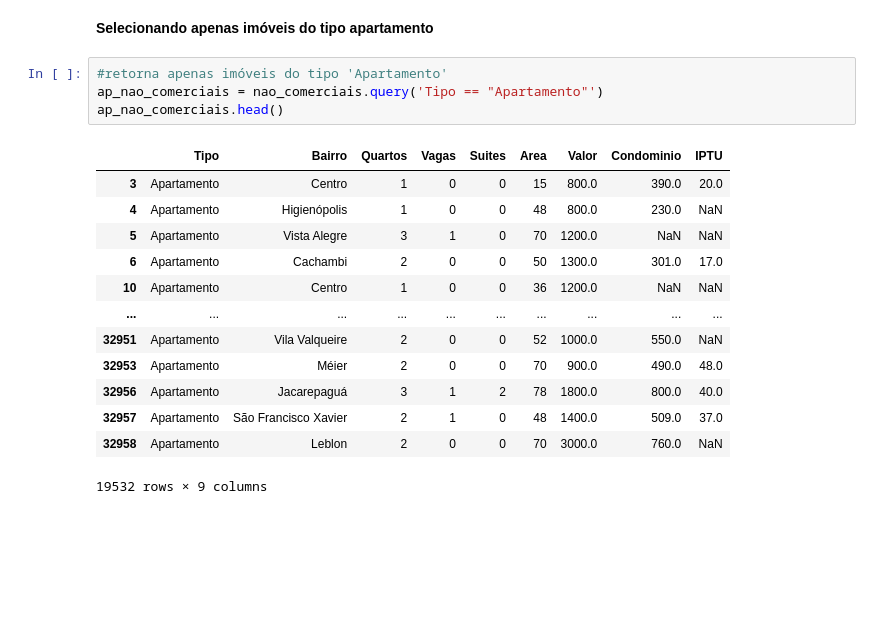
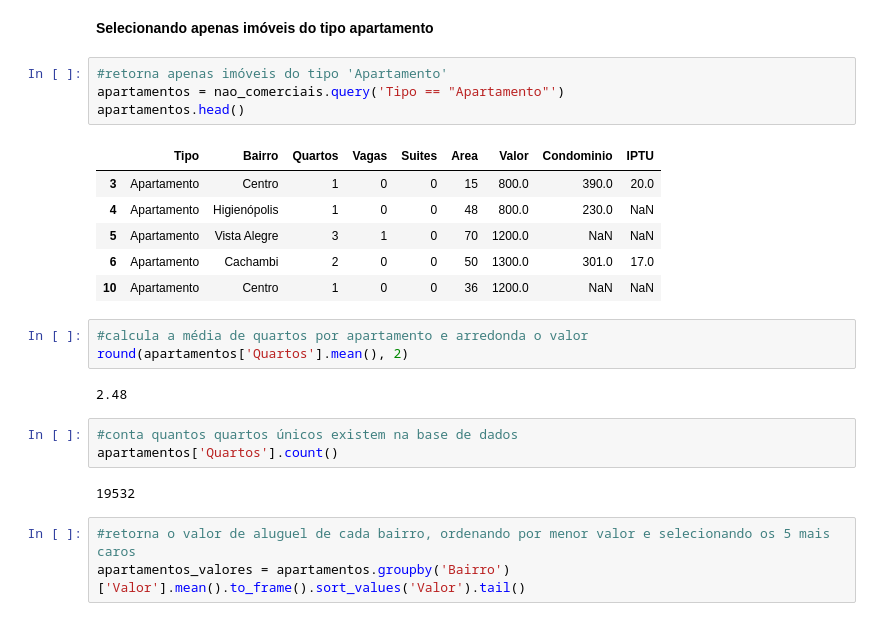
Before and after one commit to felipebocajr/Python-para-dados, a Jupyter notebook: pandas/pandas_alura.ipynb, the cells around one changed output. Cells and saved outputs as stored; diff of their text form; blank space fills up the shorter version.

```diff
--- a/pandas/pandas_alura.ipynb
+++ b/pandas/pandas_alura.ipynb
@@ -376,19 +379,25 @@ nao_comerciais_percentual_tipo.plot(kind='bar', figsize=(12, 5), color='red', xl
 **Selecionando apenas imóveis do tipo apartamento**
 # %%
 #retorna apenas imóveis do tipo 'Apartamento'
-ap_nao_comerciais = nao_comerciais.query('Tipo == "Apartamento"')
-ap_nao_comerciais.head()
+apartamentos = nao_comerciais.query('Tipo == "Apartamento"')
+apartamentos.head()
 # %% [output]
 |  | Tipo | Bairro | Quartos | Vagas | Suites | Area | Valor | Condominio | IPTU |
 | 3 | Apartamento | Centro | 1 | 0 | 0 | 15 | 800.0 | 390.0 | 20.0 |
 | 4 | Apartamento | Higienópolis | 1 | 0 | 0 | 48 | 800.0 | 230.0 | NaN |
 | 5 | Apartamento | Vista Alegre | 3 | 1 | 0 | 70 | 1200.0 | NaN | NaN |
 | 6 | Apartamento | Cachambi | 2 | 0 | 0 | 50 | 1300.0 | 301.0 | 17.0 |
 | 10 | Apartamento | Centro | 1 | 0 | 0 | 36 | 1200.0 | NaN | NaN |
-| ... | ... | ... | ... | ... | ... | ... | ... | ... | ... |
-| 32951 | Apartamento | Vila Valqueire | 2 | 0 | 0 | 52 | 1000.0 | 550.0 | NaN |
-| 32953 | Apartamento | Méier | 2 | 0 | 0 | 70 | 900.0 | 490.0 | 48.0 |
-| 32956 | Apartamento | Jacarepaguá | 3 | 1 | 2 | 78 | 1800.0 | 800.0 | 40.0 |
-| 32957 | Apartamento | São Francisco Xavier | 2 | 1 | 0 | 48 | 1400.0 | 509.0 | 37.0 |
-| 32958 | Apartamento | Leblon | 2 | 0 | 0 | 70 | 3000.0 | 760.0 | NaN |
-19532 rows × 9 columns
+# %%
+#calcula a média de quartos por apartamento e arredonda o valor
+round(apartamentos['Quartos'].mean(), 2)
+# %% [output]
+2.48
+# %%
+#conta quantos quartos únicos existem na base de dados
+apartamentos['Quartos'].count()
+# %% [output]
+19532
+# %%
+#retorna o valor de aluguel de cada bairro, ordenando por menor valor e selecionando os 5 mais caros
+apartamentos_valores = apartamentos.groupby('Bairro')['Valor'].mean().to_frame().sort_values('Valor').tail()
```
Also changed, not shown: parts of 4 cells of this notebook.
